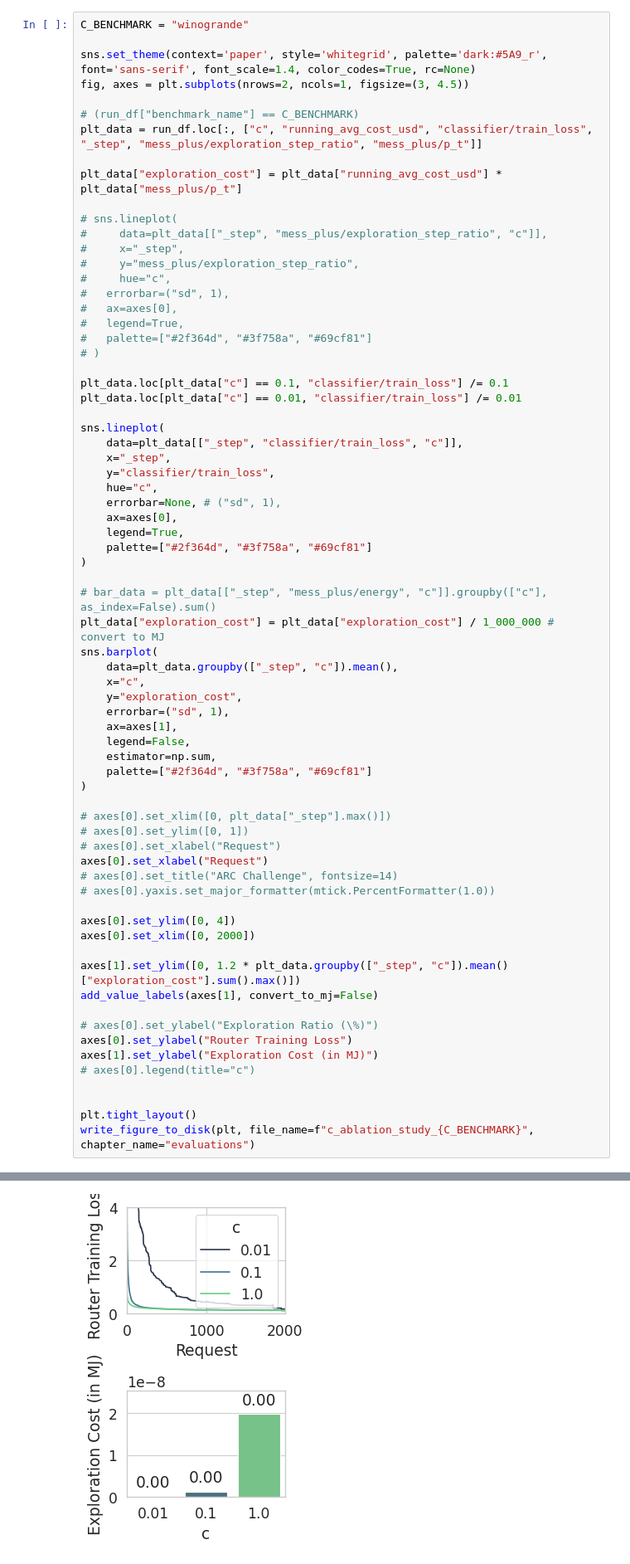
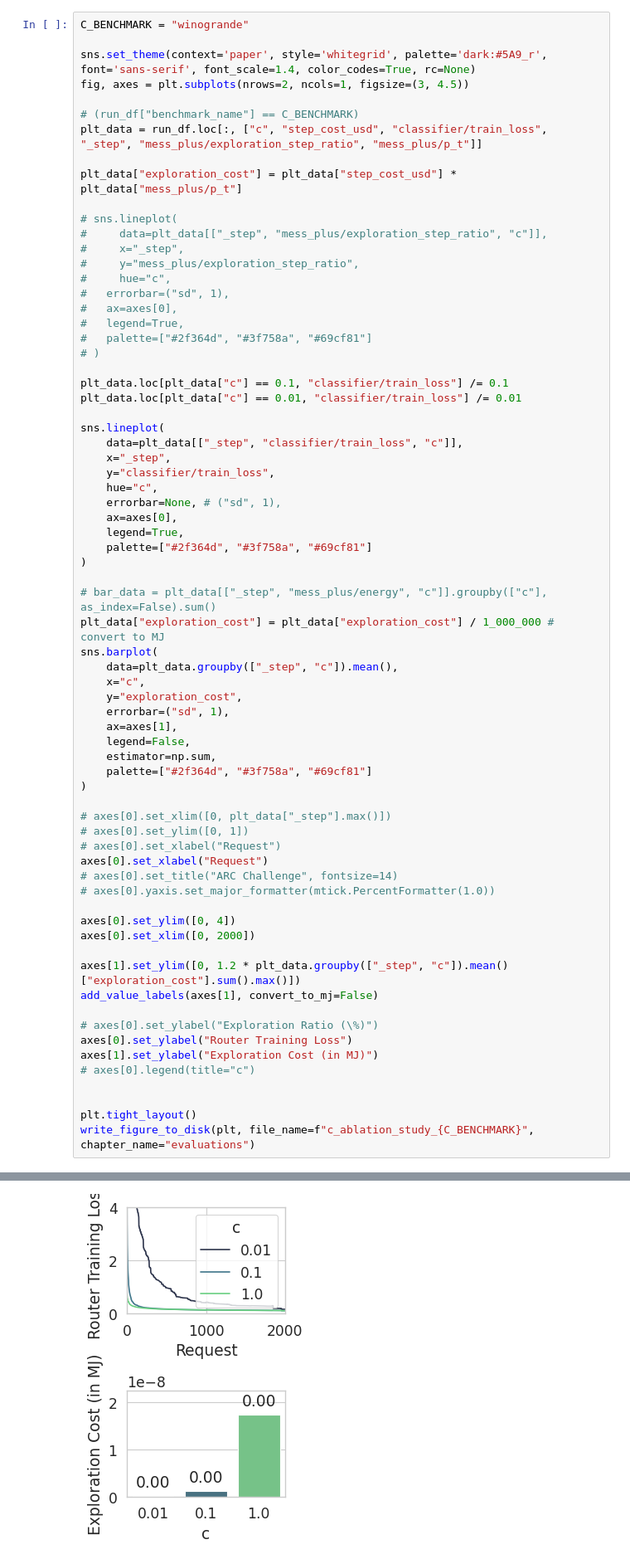
Before and after one commit to laminair/mess-plus, a Jupyter notebook: evaluations/experiments_api_provider.ipynb, the cells around one changed output, grey strips where cells are left out. Shown: that part at 83% size. Saved outputs shown, nothing was run; the diff lists cells and outputs as text.

Commit message:
Update running costs to step costs

```diff
--- a/evaluations/experiments_api_provider.ipynb
+++ b/evaluations/experiments_api_provider.ipynb
@@ -883,9 +1248,9 @@ sns.set_theme(context='paper', style='whitegrid', palette='dark:#5A9_r', font='s
 fig, axes = plt.subplots(nrows=2, ncols=1, figsize=(3, 4.5))
 
 # (run_df["benchmark_name"] == C_BENCHMARK)
-plt_data = run_df.loc[:, ["c", "running_avg_cost_usd", "classifier/train_loss", "_step", "mess_plus/exploration_step_ratio", "mess_plus/p_t"]]
+plt_data = run_df.loc[:, ["c", "step_cost_usd", "classifier/train_loss", "_step", "mess_plus/exploration_step_ratio", "mess_plus/p_t"]]
 
-plt_data["exploration_cost"] = plt_data["running_avg_cost_usd"] * plt_data["mess_plus/p_t"]
+plt_data["exploration_cost"] = plt_data["step_cost_usd"] * plt_data["mess_plus/p_t"]
 
 # sns.lineplot(
 #     data=plt_data[["_step", "mess_plus/exploration_step_ratio", "c"]],
@@ -956,5 +1321,5 @@ Passing `palette` without assigning `hue` is deprecated and will be removed in v
 Plot saved.
-[figure, old version]
+[figure, new version]
 # %%
 # FINAL PLOT: Report on alpha & V dynamics regarding cost and request satisfaction
 
```
Also changed, not shown: parts of 22 cells of this notebook.
